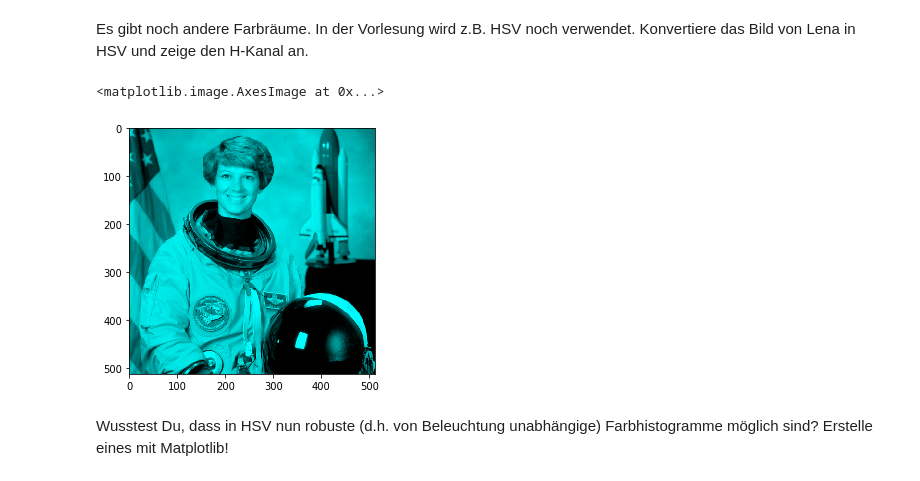
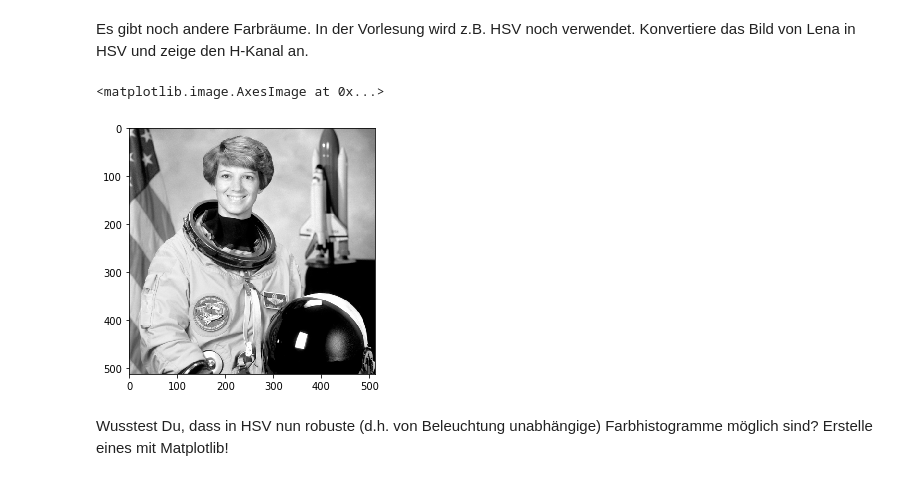
Before and after one commit to Rintel/ComputerVision, a Jupyter notebook: 00.ipynb, the cells around one changed output. Cells and saved outputs as stored; diff of their text form; code cells hidden in the pictures.

```diff
--- a/00.ipynb
+++ b/00.ipynb
@@ -58,16 +58,16 @@ Es gibt noch andere Farbräume. In der Vorlesung wird z.B. HSV noch verwendet. K
 # %%
 from skimage import color
 from skimage import data
 img = data.astronaut()
 img_hsv = color.rgb2hsv(img)
 img_rgb = data.astronaut()
-img_hsv[:, :, 1] = 1
-img_hsv[:, :, 0] =
+img_hsv[:, :, 1] = 0
+img_hsv[:, :, 0] = 1
 img_rgb = color.hsv2rgb(img_hsv)
 io.imshow(img_rgb)
 # %% [output]
 <matplotlib.image.AxesImage at 0x...>
-[figure, old version]
+[figure, new version]
 # %% [markdown]
 Wusstest Du, dass in HSV nun robuste (d.h. von Beleuchtung unabhängige) Farbhistogramme möglich sind? Erstelle eines mit Matplotlib!
 # %%
```
Also changed, not shown: 1 other file.
